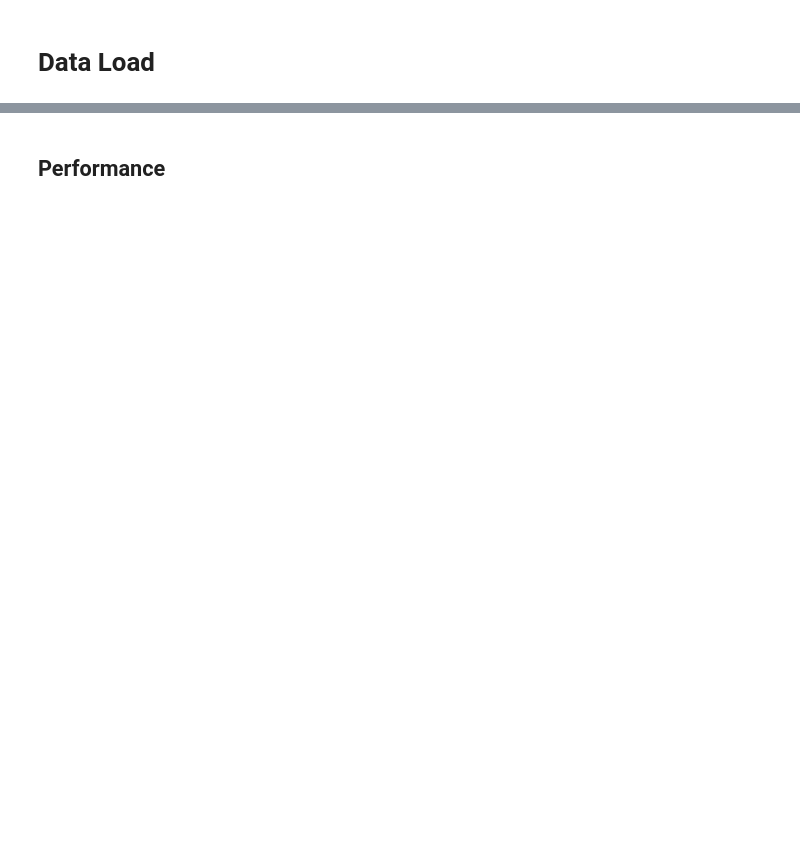
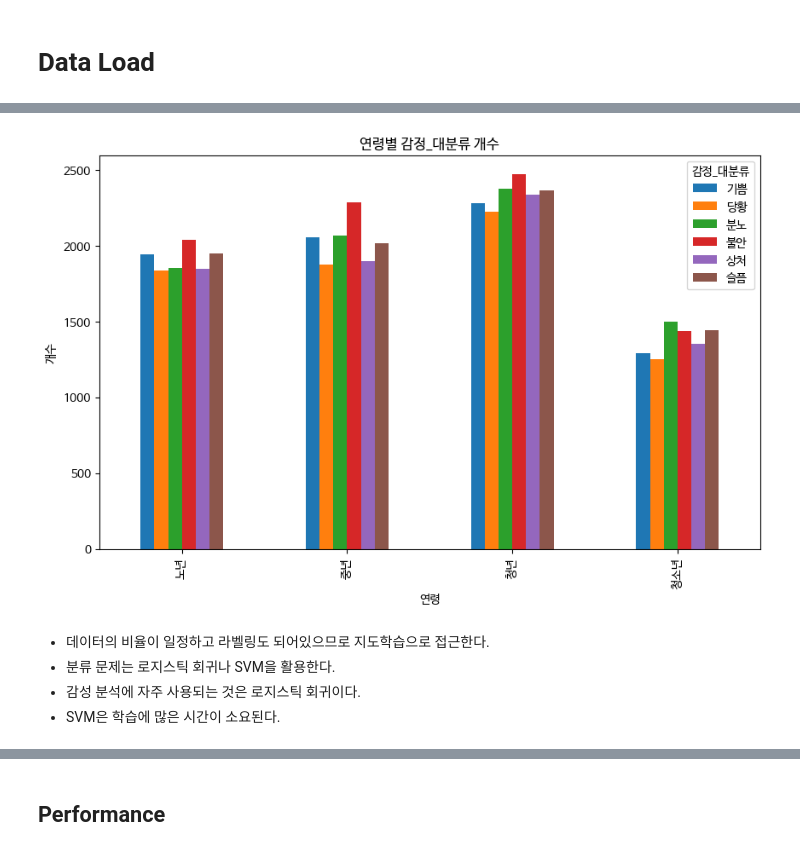
Before and after one commit to yy0750/Analyzing_Depression_Emotions, a Jupyter notebook: Analyzing_Depression_Emotions.ipynb, the cells around one changed output, grey strips where cells are left out. Drawn from its saved outputs; the diff is of its cells as text; code cells hidden in the pictures; blank space fills up the shorter version.

```diff
--- a/Analyzing_Depression_Emotions.ipynb
+++ b/Analyzing_Depression_Emotions.ipynb
@@ -77,0 +94,16 @@ def tokenize_text(text):
+# %%
+emotion_pivot = df.pivot_table(index='연령', columns='감정_대분류', aggfunc='size')
+
+emotion_pivot.plot.bar(figsize=(10, 6))
+plt.title('연령별 감정_대분류 개수')
+plt.xlabel('연령')
+plt.ylabel('개수')
+plt.legend(title='감정_대분류')
+plt.show()
+# %% [output]
+[figure, added]
+# %% [markdown]
+- 데이터의 비율이 일정하고 라벨링도 되어있으므로 지도학습으로 접근한다.
+- 분류 문제는 로지스틱 회귀나 SVM을 활용한다.
+- 감성 분석에 자주 사용되는 것은 로지스틱 회귀이다.
+- SVM은 학습에 많은 시간이 소요된다.
```
Also changed, not shown: parts of 17 cells of this notebook.
